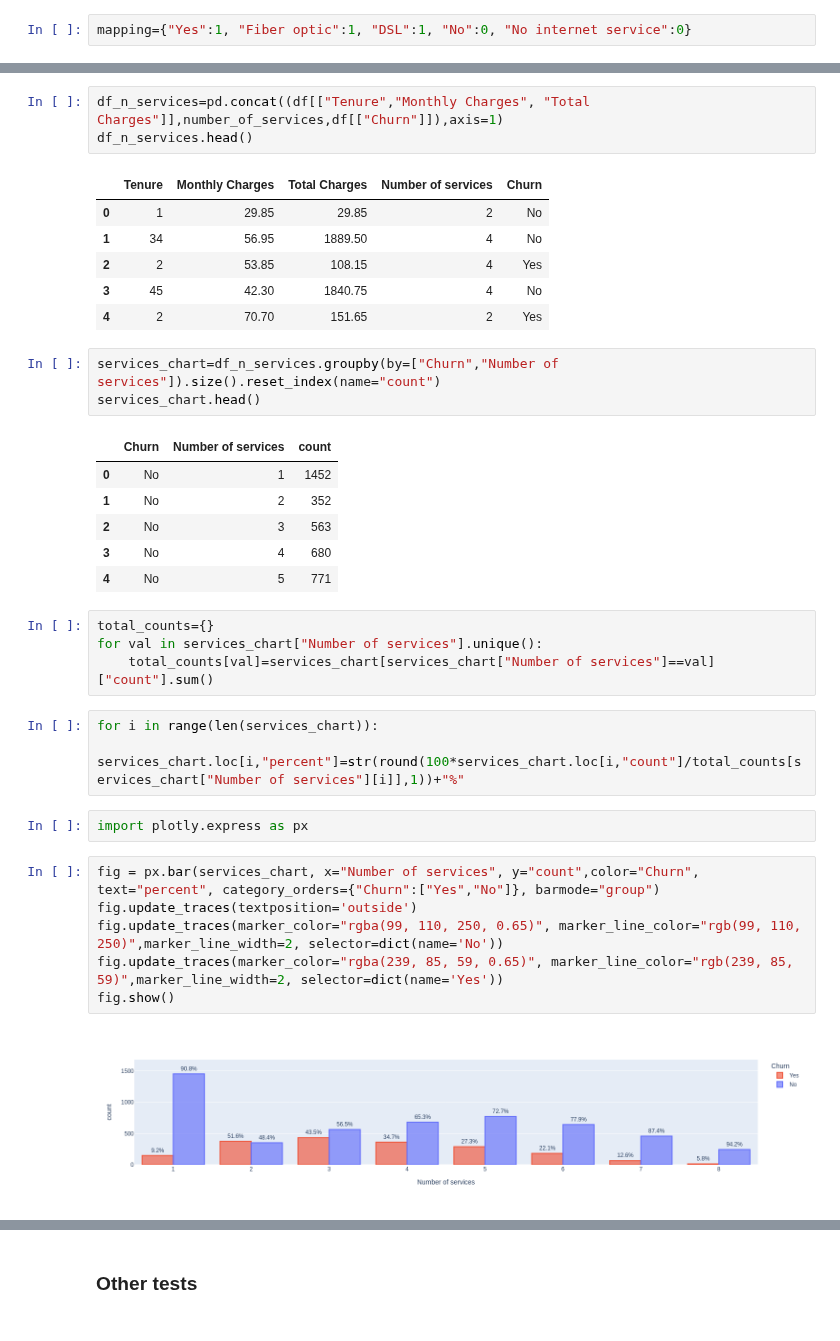
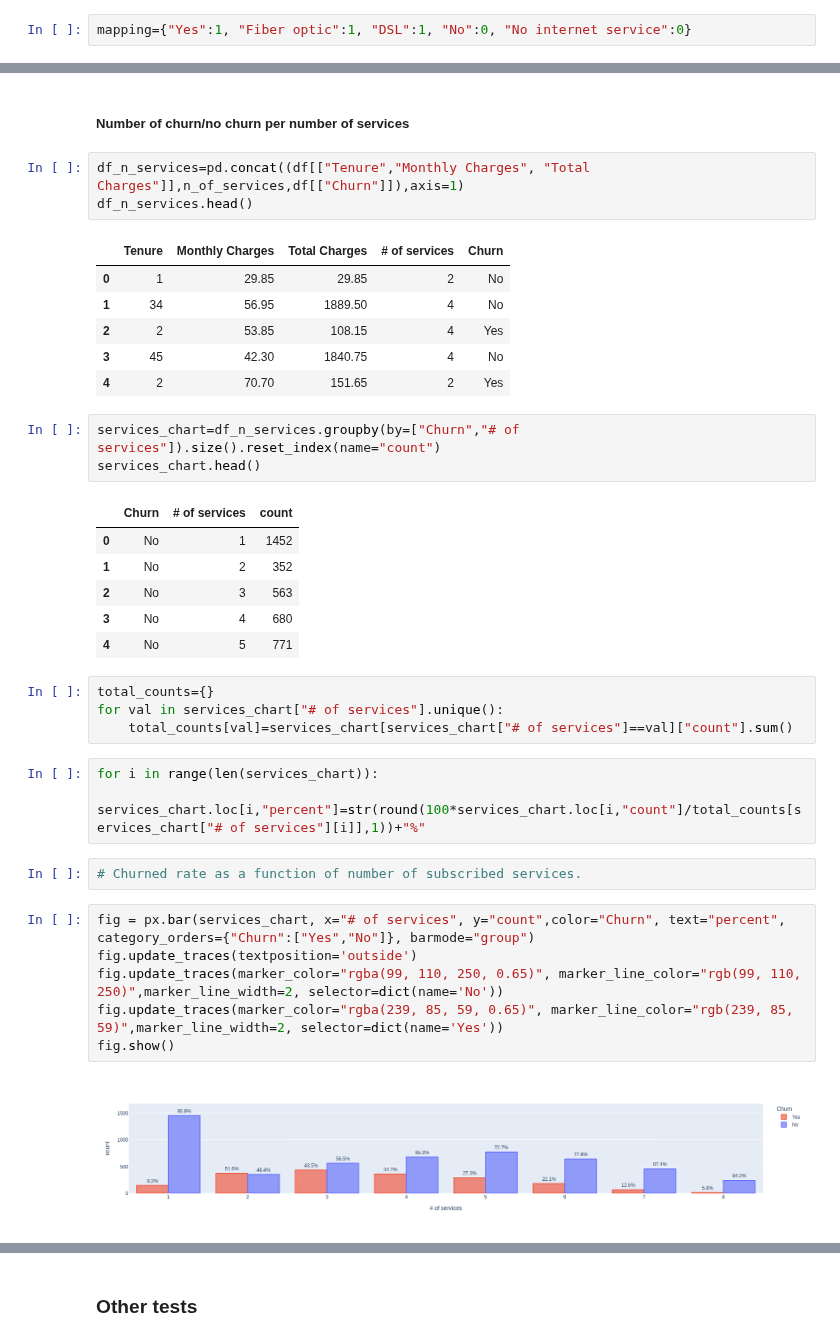
Before and after one commit to CassiaNascimento/Customer_Churn_Prediction, a Jupyter notebook: notebooks/EDA.ipynb, the cells around one changed output, grey strips where cells are left out. Saved outputs shown, nothing was run; the diff lists cells and outputs as text.

```diff
--- a/notebooks/EDA.ipynb
+++ b/notebooks/EDA.ipynb
@@ -757,18 +1395,20 @@ fig.show()
+# %% [markdown]
+##### Number of churn/no churn per number of services
 # %%
-df_n_services=pd.concat((df[["Tenure","Monthly Charges", "Total Charges"]],number_of_services,df[["Churn"]]),axis=1)
+df_n_services=pd.concat((df[["Tenure","Monthly Charges", "Total Charges"]],n_of_services,df[["Churn"]]),axis=1)
 df_n_services.head()
 # %% [output]
-|  | Tenure | Monthly Charges | Total Charges | Number of services | Churn |
+|  | Tenure | Monthly Charges | Total Charges | # of services | Churn |
 | 0 | 1 | 29.85 | 29.85 | 2 | No |
 | 1 | 34 | 56.95 | 1889.50 | 4 | No |
 | 2 | 2 | 53.85 | 108.15 | 4 | Yes |
 | 3 | 45 | 42.30 | 1840.75 | 4 | No |
 | 4 | 2 | 70.70 | 151.65 | 2 | Yes |
 # %%
-services_chart=df_n_services.groupby(by=["Churn","Number of services"]).size().reset_index(name="count")
+services_chart=df_n_services.groupby(by=["Churn","# of services"]).size().reset_index(name="count")
 services_chart.head()
 # %% [output]
-|  | Churn | Number of services | count |
+|  | Churn | # of services | count |
 | 0 | No | 1 | 1452 |
 | 1 | No | 2 | 352 |
 | 2 | No | 3 | 563 |
@@ -776,18 +1416,18 @@ services_chart.head()
 | 4 | No | 5 | 771 |
 # %%
 total_counts={}
-for val in services_chart["Number of services"].unique():
-    total_counts[val]=services_chart[services_chart["Number of services"]==val]["count"].sum()
+for val in services_chart["# of services"].unique():
+    total_counts[val]=services_chart[services_chart["# of services"]==val]["count"].sum()
 # %%
 for i in range(len(services_chart)):
-    services_chart.loc[i,"percent"]=str(round(100*services_chart.loc[i,"count"]/total_counts[services_chart["Number of services"][i]],1))+"%"
+    services_chart.loc[i,"percent"]=str(round(100*services_chart.loc[i,"count"]/total_counts[services_chart["# of services"][i]],1))+"%"
-# %%
-import plotly.express as px
+# %%
+# Churned rate as a function of number of subscribed services.
 # %%
-fig = px.bar(services_chart, x="Number of services", y="count",color="Churn", text="percent", category_orders={"Churn":["Yes","No"]}, barmode="group")
+fig = px.bar(services_chart, x="# of services", y="count",color="Churn", text="percent", category_orders={"Churn":["Yes","No"]}, barmode="group")
 fig.update_traces(textposition='outside')
 fig.update_traces(marker_color="rgba(99, 110, 250, 0.65)", marker_line_color="rgb(99, 110, 250)",marker_line_width=2, selector=dict(name='No'))
 fig.update_traces(marker_color="rgba(239, 85, 59, 0.65)", marker_line_color="rgb(239, 85, 59)",marker_line_width=2, selector=dict(name='Yes'))
 fig.show()
 # %% [output]
-[figure, old version]
+[figure, new version]
```
Also changed, not shown: parts of 380 cells of this notebook, 2 other files.
